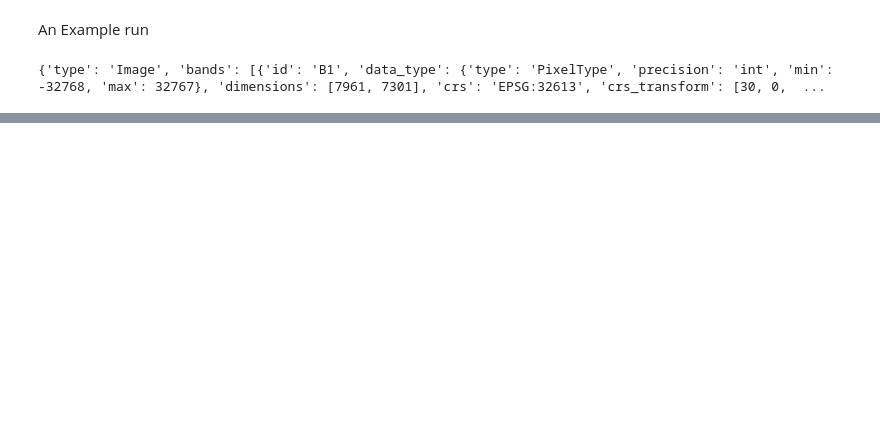
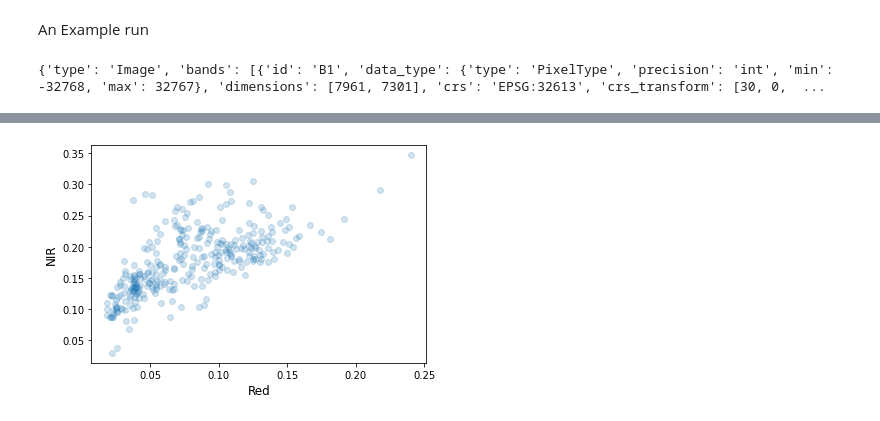
Before and after one commit to roywaswa/gee_learner, a Jupyter notebook: Learning.ipynb, the cells around one changed output, grey strips where cells are left out. Cells and saved outputs as stored; diff of their text form; code cells hidden in the pictures; blank space fills up the shorter version.

```diff
--- a/Learning.ipynb
+++ b/Learning.ipynb
@@ -27,0 +83,24 @@ print(img.getInfo())
+# %%
+# Import the matplotlib.pyplot module.
+import matplotlib.pyplot as plt
+
+# Fetch a Landsat image.
+img = ee.Image('LANDSAT/LT05/C01/T1_SR/LT05_034033_20000913')
+
+# Select Red and NIR bands, scale them, and sample 500 points.
+samp_fc = img.select(['B3','B4']).divide(10000).sample(scale=30, numPixels=500)
+
+# Arrange the sample as a list of lists.
+samp_dict = samp_fc.reduceColumns(ee.Reducer.toList().repeat(2), ['B3', 'B4'])
+samp_list = ee.List(samp_dict.get('list'))
+
+# Save server-side ee.List as a client-side Python list.
+samp_data = samp_list.getInfo()
+
+# Display a scatter plot of Red-NIR sample pairs using matplotlib.
+plt.scatter(samp_data[0], samp_data[1], alpha=0.2)
+plt.xlabel('Red', fontsize=12)
+plt.ylabel('NIR', fontsize=12)
+plt.show()
+# %% [output]
+[figure, added]
```
Also changed, not shown: parts of 4 cells of this notebook.
